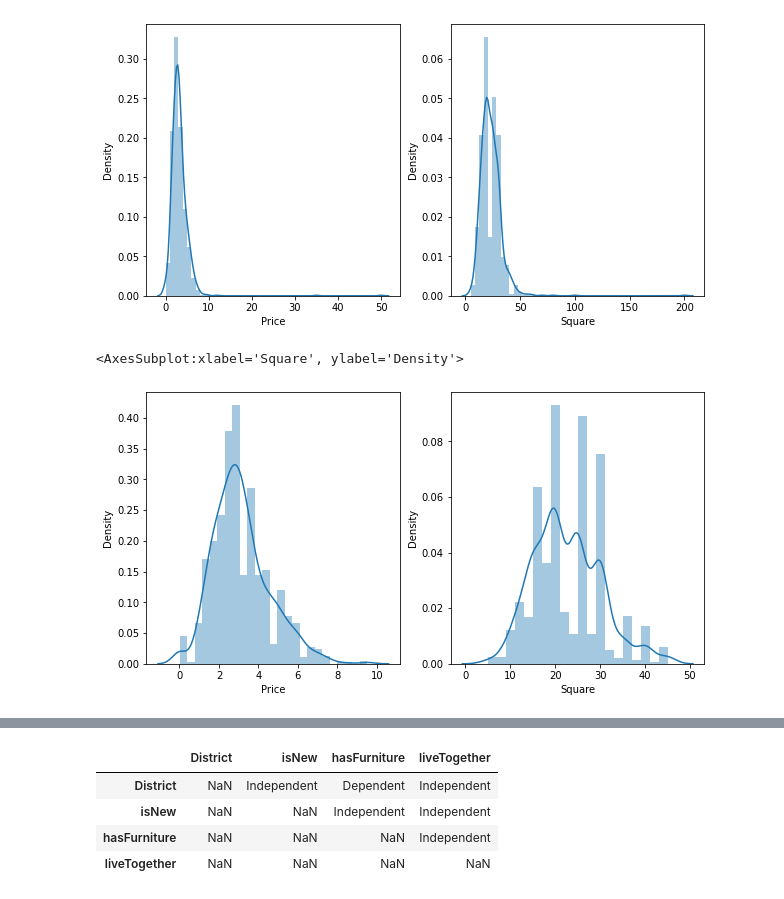
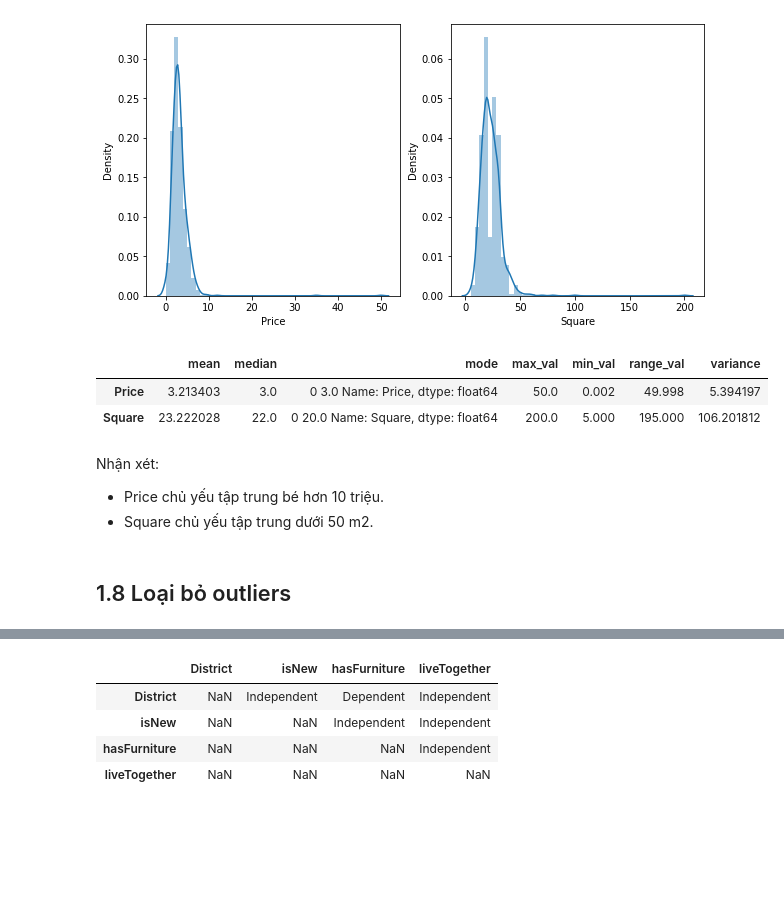
Before and after one commit to flyboy13/NM-KHDL, a Jupyter notebook: project_code/model.ipynb, the cells around one changed output, grey strips where cells are left out. Cells and saved outputs as stored; diff of their text form; code cells hidden in the pictures; blank space fills up the shorter version.

```diff
--- a/project_code/model.ipynb
+++ b/project_code/model.ipynb
@@ -127,4 +124,20 @@ sns.distplot(train_df_temp[num_vars[1]].dropna())
 # %% [output]
 <AxesSubplot:xlabel='Square', ylabel='Density'>
 [figure]
+# %%
+result_list=[]
+for var in num_vars:
+    result = univariate_cont_analysis(var, train_df_temp)
+    result_list.append(result)
+df_result = pd.DataFrame(result_list,columns=['mean','median','mode','max_val','min_val','range_val','variance'],
+                  index=num_vars)
+df_result
+# %% [output]
+|  | mean | median | mode | max_val | min_val | range_val | variance |
+| Price | 3.213403 | 3.0 | 0 3.0 Name: Price, dtype: float64 | 50.0 | 0.002 | 49.998 | 5.394197 |
+| Square | 23.222028 | 22.0 | 0 20.0 Name: Square, dtype: float64 | 200.0 | 5.000 | 195.000 | 106.201812 |
+# %% [markdown]
+Nhận xét:
+- Price chủ yếu tập trung bé hơn 10 triệu.
+- Square chủ yếu tập trung dưới 50 m2.
 # %%
@@ -133,9 +148,2 @@ train_df_temp = train_df_temp[train_df_temp['Square'] < 50]
-# %%
-plt.figure(figsize = (10, 5))
-plt.subplot(121)
-sns.distplot(train_df_temp[num_vars[0]].dropna())
-plt.subplot(122)
-sns.distplot(train_df_temp[num_vars[1]].dropna())
-# %% [output]
-<AxesSubplot:xlabel='Square', ylabel='Density'>
-[figure, removed]
+# %% [markdown]
+## 1.8 Loại bỏ outliers
```
Also changed, not shown: parts of 77 cells of this notebook, 1 other file.
